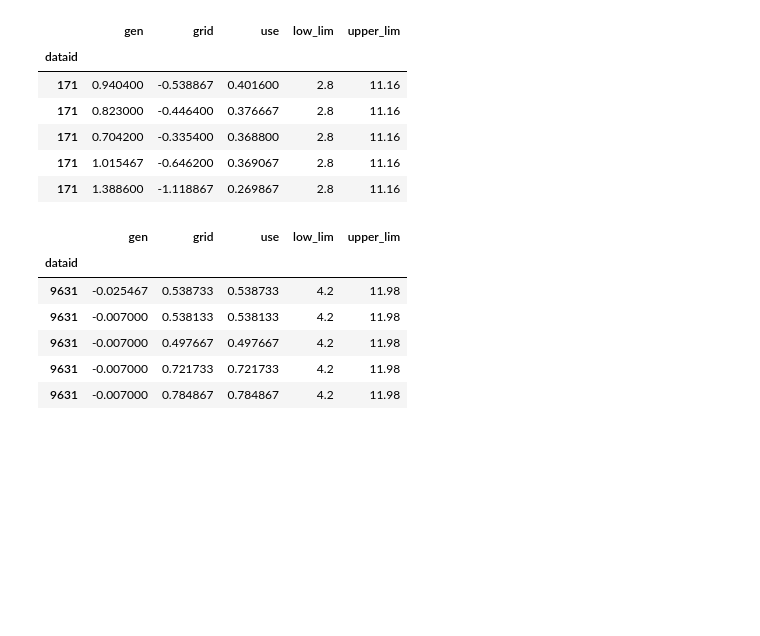
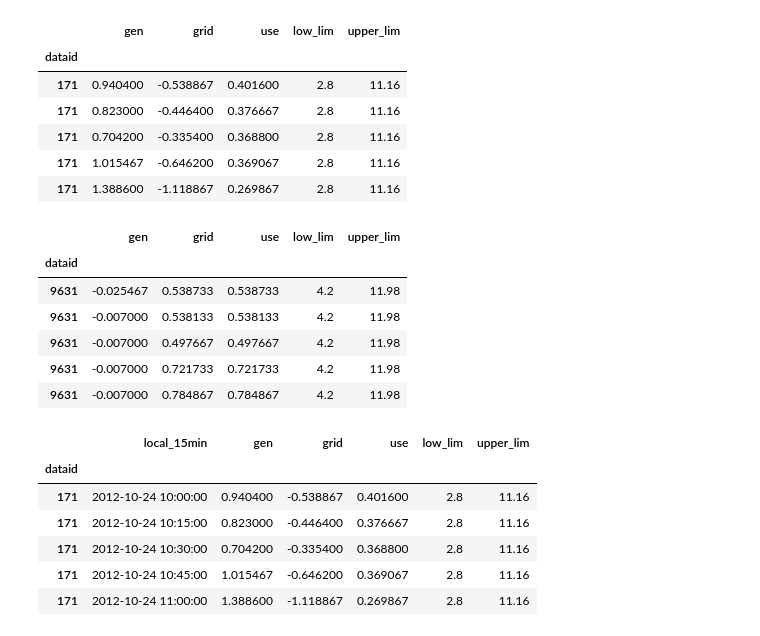
Before and after one commit to kchristidis/island-input, a Jupyter notebook: 04-etl-traces.ipynb, the cells around one changed output. Saved outputs shown, nothing was run; the diff lists cells and outputs as text; code cells hidden in the pictures; blank space fills up the shorter version.

```diff
--- a/04-etl-traces.ipynb
+++ b/04-etl-traces.ipynb
@@ -464,3 +464,15 @@ df_lite.tail()
 | 9631 | -0.007000 | 0.784867 | 0.784867 | 4.2 | 11.98 |
 # %%
 df_lite.to_csv('04-final-trace-lite.csv')
+# %%
+df_year = df.reset_index(level='local_15min')
+# %%
+df_year.head()
+# %% [output]
+|  | local_15min | gen | grid | use | low_lim | upper_lim |
+| dataid |  |  |  |  |  |  |
+| 171 | 2012-10-24 10:00:00 | 0.940400 | -0.538867 | 0.401600 | 2.8 | 11.16 |
+| 171 | 2012-10-24 10:15:00 | 0.823000 | -0.446400 | 0.376667 | 2.8 | 11.16 |
+| 171 | 2012-10-24 10:30:00 | 0.704200 | -0.335400 | 0.368800 | 2.8 | 11.16 |
+| 171 | 2012-10-24 10:45:00 | 1.015467 | -0.646200 | 0.369067 | 2.8 | 11.16 |
+| 171 | 2012-10-24 11:00:00 | 1.388600 | -1.118867 | 0.269867 | 2.8 | 11.16 |
```
Also changed, not shown: parts of 8 cells of this notebook.
